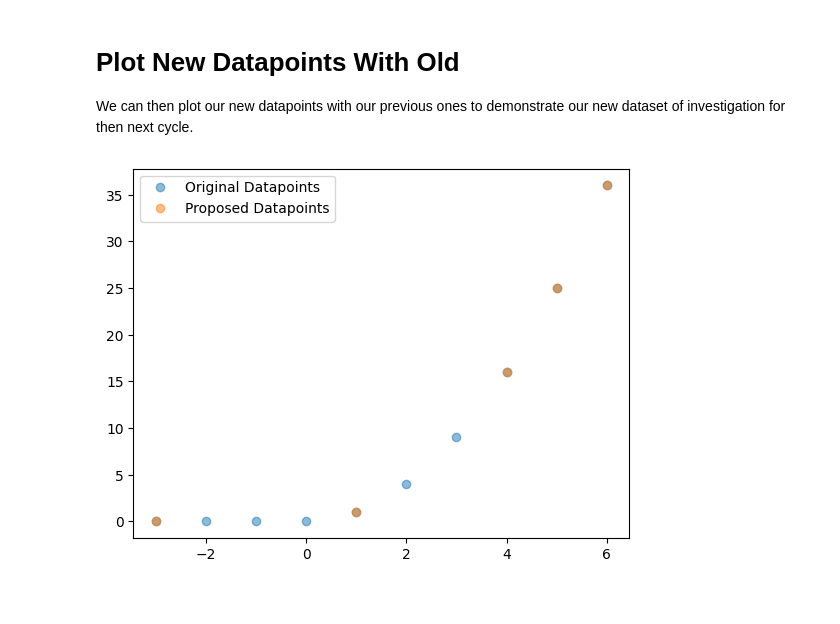
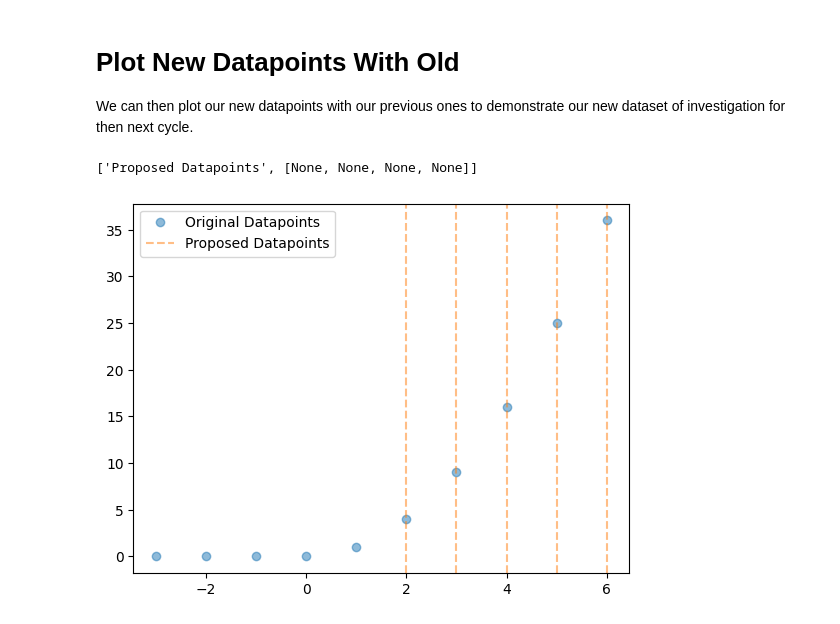
Before and after one commit to AutoResearch/autora-experimentalist-sampler-model-disagreement, a Jupyter notebook: docs/Basic Usage.ipynb, the cells around one changed output. Saved outputs shown, nothing was run; the diff lists cells and outputs as text; code cells hidden in the pictures.

```diff
--- a/docs/Basic Usage.ipynb
+++ b/docs/Basic Usage.ipynb
@@ -111,10 +113,20 @@ New datapoints:
 # Plot New Datapoints With Old
 
 We can then plot our new datapoints with our previous ones to demonstrate our new dataset of investigation for then next cycle.
-# %%
-plt.plot(X, ground_truth(X), 'o', alpha = .5, label = 'Original Datapoints')
-plt.plot(sampler_proposal, ground_truth(sampler_proposal), 'o', alpha = .5, label = 'Proposed Datapoints')
-plt.legend()
-plt.show()
-# %% [output]
-[figure, removed]
+# %%
+labels = ['Proposed Datapoints',[None]*(len(sampler_proposal)-1)]
+labels
+# %% [output]
+['Proposed Datapoints', [None, None, None, None]]
+# %%
+#Set proposal labels
+labels = [None]*len(sampler_proposal)
+labels[0] = 'Proposed Datapoints'
+
+#Plot data and proposals
+plt.plot(condition_pool, ground_truth(condition_pool), 'o', alpha = .5, label = 'Original Datapoints')
+[plt.axvline(condition, color = '#ff7f0e', linestyle = '--', alpha = .5, label = labels[index]) for index,condition in enumerate(sampler_proposal)]
+plt.legend()
+plt.show()
+# %% [output]
+[figure, added]
```
Also changed, not shown: parts of 6 cells of this notebook.
